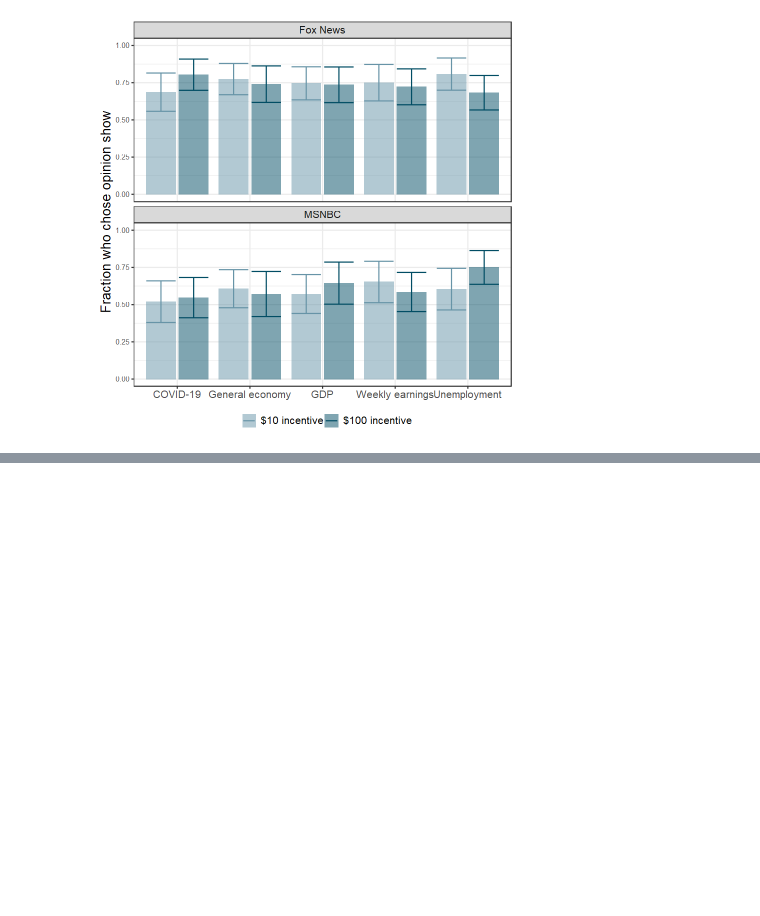
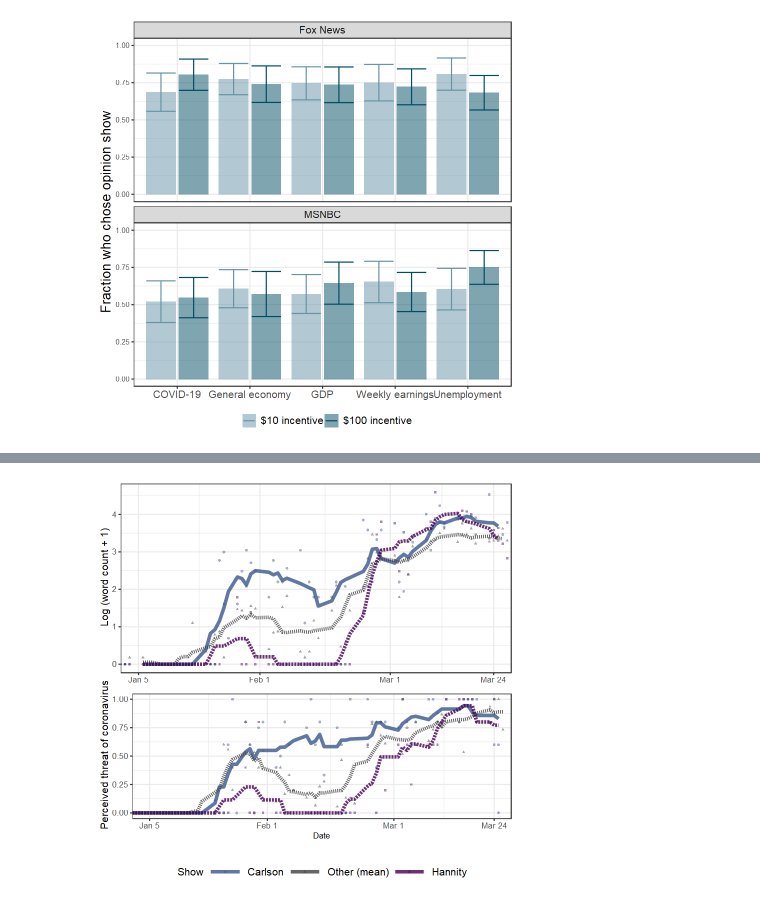
Before and after one commit to akatsim22/opinions_replication_CI, a Jupyter notebook: paper/mini_replication.ipynb, the cells around one changed output, grey strips where cells are left out. Drawn from its saved outputs; the diff is of its cells as text; code cells hidden in the pictures; blank space fills up the shorter version.

```diff
--- a/paper/mini_replication.ipynb
+++ b/paper/mini_replication.ipynb
@@ -248,0 +265,95 @@ Trust in opinion shows
+# %%
+##########
+# CREATE FOX WORD COUNT AND SERIOUSNESS FIGURES
+##########
+
+library(tidyverse)
+library(haven)
+library(zoo)
+library(lubridate)
+library(extrafont)
+library(gridExtra)
+
+# Fox word count figure
+counts = read_dta('../data/working/transcript-word-counts.dta') %>%
+  filter(network=='Fox News') %>%
+  mutate(show = ifelse(show %in% c('The Five','The Ingraham Angle','The Story with Martha MacCallum',
+                                   'Special Report with Bret Baier', 'Fox News at Night'),
+                       'Other (mean)', show),
+         show = dplyr::recode(show, 'Tucker Carlson'='Carlson','Sean Hannity'='Hannity')) %>%
+  group_by(show, elapdate) %>%
+  summarise(term_count = mean(term_count)) %>%
+  ungroup() %>%
+  mutate(show = factor(show, levels=c('Carlson','Other (mean)','Hannity'))) %>%
+  group_by(show) %>%
+  mutate(count_rolling=rollapply(log(1+term_count),7,mean,align='center',fill=NA))
+
+plot_word_count = ggplot(counts, aes(x=elapdate, col = show)) +
+  geom_point(aes(y = log(term_count+1), shape=show), size=1, alpha=0.45) +
+  geom_line(aes(y=count_rolling, linetype=show), size=1.5, alpha=0.8) +
+  labs(col = 'Show', shape='Show') +
+  guides(linetype=F, size=F) +
+  ylab('Log (word count + 1)') +
+  theme_bw() +
+  theme(legend.position = 'none',
+        axis.text = element_text(size=10),
+        axis.title.y = element_text(size=12),
+        axis.title.x = element_blank(),
+        text = element_text(family='LM Roman 10')) +
+  coord_cartesian(xlim=c(ymd('2020-01-05'), ymd('2020-03-24'))) +
+  scale_x_date(
+    breaks = ymd(c('2020-01-05', '2020-02-01', '2020-03-01', '2020-03-24')),
+    labels = c('Jan 5', 'Feb 1', 'Mar 1', 'Mar 24')
+  ) +
+  scale_color_manual(values=c('#39568CFF', '#404040','#440154FF'))
+
+#ggsave('../output/figures/fox-word-count.png', plot_word_count, width=6, height=2.85, units='in')
+
+# Fox seriousness figure
+seriousness = read_dta('../data/working/show-seriousness.dta') %>%
+  filter(show!='The Ingraham Angle', show!='The Five') %>%
+  arrange(elapdate) %>%
+  mutate(show = case_when(
+    show=='Tucker Carlson' ~ 'Carlson',
+    show=='Sean Hannity' ~ 'Hannity',
+    show != 'Tucker Carlson' & show != 'Sean Hannity' ~ 'Other (mean)'
+  )) %>%
+  group_by(show, elapdate) %>%
+  summarise(coronavirus_serious = mean(coronavirus_serious)) %>%
+  mutate(serious_rolling=rollapply(coronavirus_serious,7,mean,align='center',fill=NA)) %>%
+  ungroup() %>%
+  mutate(
+    serious_rolling = ifelse(elapdate<ymd('2020-01-15'), 0, serious_rolling)) %>%
+  filter(!is.na(serious_rolling)) %>%
+  mutate(show = factor(show, levels=c('Carlson','Other (mean)','Hannity')))
+
+plot_seriousness = ggplot(seriousness, aes(x = elapdate, y = serious_rolling, col = show, shape=show, linetype=show)) +
+  geom_point(aes(y = coronavirus_serious), size=1, alpha=0.45) +
+  geom_line(size=1.5, alpha=0.8) +
+  guides(linetype=F, size=F) +
+  theme(legend.position = 'bottom') +
+  labs(col='Show', shape='Show') +
+  xlab('Date') +
+  ylab('Perceived threat of coronavirus') +
+  theme_bw() +
+  theme(legend.position = 'bottom',
+        legend.text=element_text(size=12),
+        legend.title=element_text(size=12),
+        axis.text = element_text(size=10),
+        axis.title.y = element_text(size=12),
+        axis.title.x = element_text(size=10),
+        text = element_text(family='LM Roman 10'),
+        legend.key.size = unit(3, 'line')) +
+  coord_cartesian(xlim=c(ymd('2020-01-05'), ymd('2020-03-24'))) +
+  scale_x_date(
+    breaks = ymd(c('2020-01-05', '2020-02-01', '2020-03-01', '2020-03-24')),
+    labels = c('Jan 5', 'Feb 1', 'Mar 1', 'Mar 24')
+  ) +
+  scale_color_manual(values=c('#39568CFF', '#404040','#440154FF'))
+
+# Render both inline as a single output so both are visible
+gridExtra::grid.arrange(plot_word_count, plot_seriousness, ncol = 1)
+
+# Optional save
+#ggsave('../output/figures/fox-seriousness.png', plot_seriousness, width=6, height=3.75, units='in')
+# %% [output]
@@ -248,0 +370 @@ Trust in opinion shows
+[figure, added]
```
Also changed, not shown: parts of 5 cells of this notebook, 3 other files.
